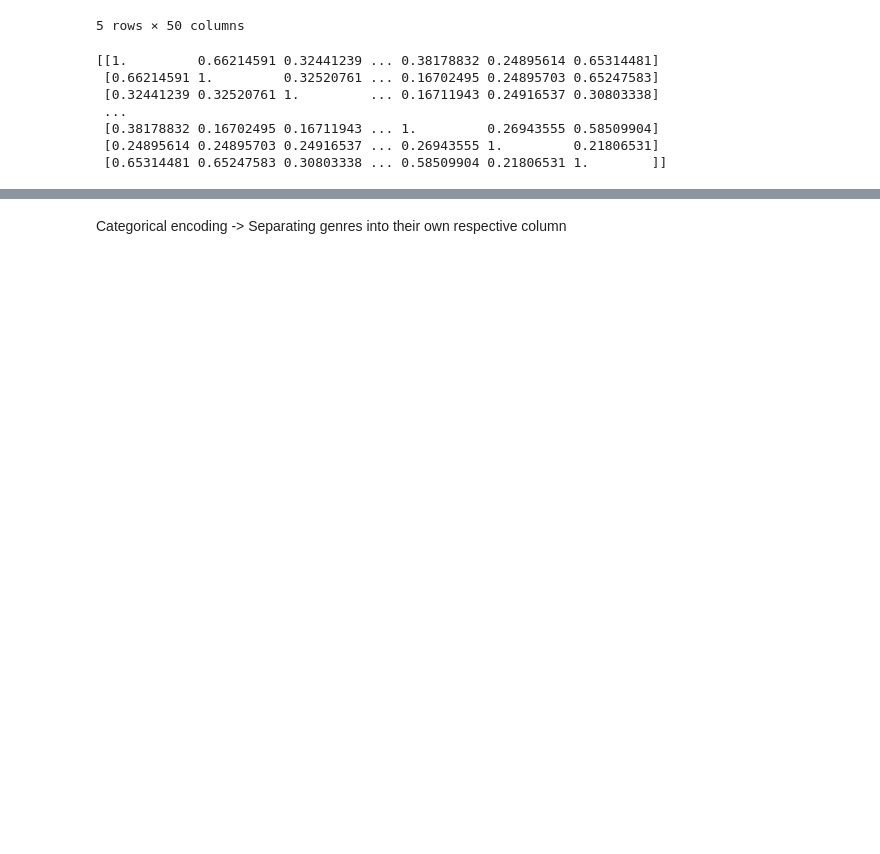
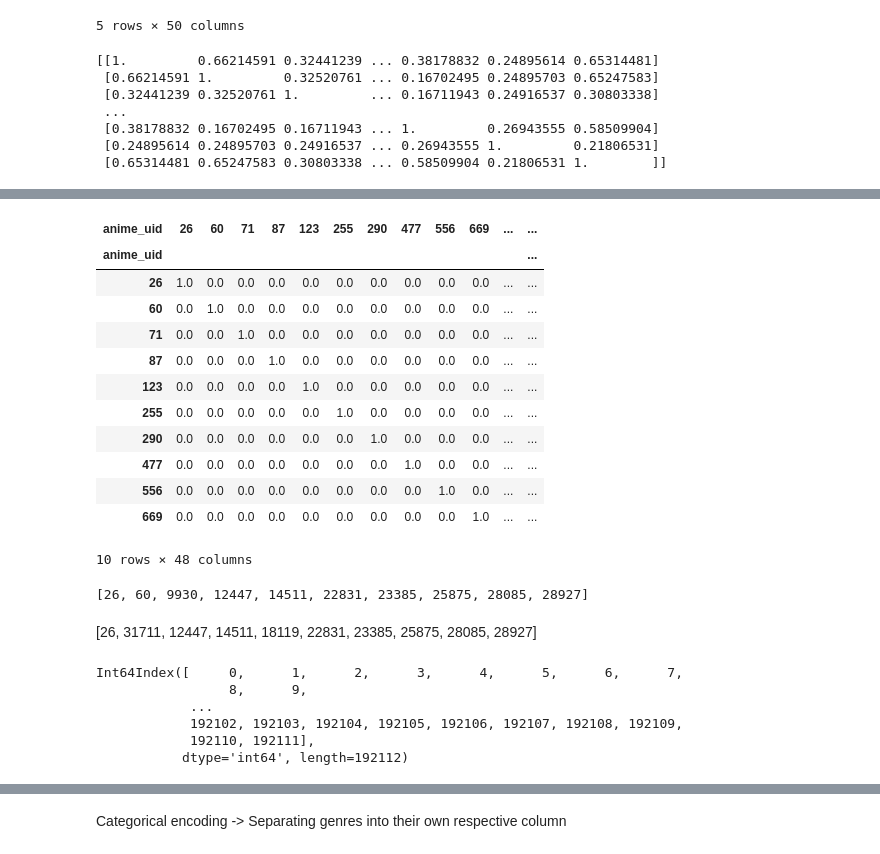
Before and after one commit to Haaris-Syed/AnimeRecommender, a Jupyter notebook: AnimeDataset-Preprocessing.ipynb, the cells around one changed output, grey strips where cells are left out. Cells and saved outputs as stored; diff of their text form; code cells hidden in the pictures; blank space fills up the shorter version.

```diff
--- a/AnimeDataset-Preprocessing.ipynb
+++ b/AnimeDataset-Preprocessing.ipynb
@@ -232,0 +210,5 @@ merged_anime_reviews_df.head()
+# %%
+user_ratings_df = pd.read_csv("reviews.csv")
+user_ratings_df.drop(['profile', 'link', 'text'], axis=1, inplace=True)
+
+user_ratings_df.head()
@@ -232,0 +242,6 @@ merged_anime_reviews_df.head()
+# %%
+ratings = user_ratings_df.copy()
+ratings.drop(['scores'], axis=1, inplace=True)
+
+counts = ratings['uid'].value_counts()
+print(counts)
@@ -232,0 +261,5 @@ merged_anime_reviews_df.head()
+# %%
+selected_users = ratings[ratings['uid'].isin(counts[counts >= 3].index)]
+
+selected_users.shape
+print(selected_users)
@@ -232,0 +283,5 @@ merged_anime_reviews_df.head()
+# %%
+anime_pivot = selected_users.pivot_table(index='uid', columns='anime_uid', values='score')
+anime_pivot.fillna(0, inplace=True)
+
+anime_pivot.head()
@@ -232,0 +297,19 @@ merged_anime_reviews_df.head()
+# %%
+item_similarities = cosine_similarity(anime_pivot.T)
+item_similarities_df = pd.DataFrame(item_similarities, index=anime_pivot.columns, columns=anime_pivot.columns)
+
+item_similarities_df.head(10)
+# %% [output]
+| anime_uid | 26 | 60 | 71 | 87 | 123 | 255 | 290 | 477 | 556 | 669 | ... | ... |
+| anime_uid |  |  |  |  |  |  |  |  |  |  |  | ... |
+| 26 | 1.0 | 0.0 | 0.0 | 0.0 | 0.0 | 0.0 | 0.0 | 0.0 | 0.0 | 0.0 | ... | ... |
+| 60 | 0.0 | 1.0 | 0.0 | 0.0 | 0.0 | 0.0 | 0.0 | 0.0 | 0.0 | 0.0 | ... | ... |
+| 71 | 0.0 | 0.0 | 1.0 | 0.0 | 0.0 | 0.0 | 0.0 | 0.0 | 0.0 | 0.0 | ... | ... |
+| 87 | 0.0 | 0.0 | 0.0 | 1.0 | 0.0 | 0.0 | 0.0 | 0.0 | 0.0 | 0.0 | ... | ... |
+| 123 | 0.0 | 0.0 | 0.0 | 0.0 | 1.0 | 0.0 | 0.0 | 0.0 | 0.0 | 0.0 | ... | ... |
+| 255 | 0.0 | 0.0 | 0.0 | 0.0 | 0.0 | 1.0 | 0.0 | 0.0 | 0.0 | 0.0 | ... | ... |
+| 290 | 0.0 | 0.0 | 0.0 | 0.0 | 0.0 | 0.0 | 1.0 | 0.0 | 0.0 | 0.0 | ... | ... |
+| 477 | 0.0 | 0.0 | 0.0 | 0.0 | 0.0 | 0.0 | 0.0 | 1.0 | 0.0 | 0.0 | ... | ... |
+| 556 | 0.0 | 0.0 | 0.0 | 0.0 | 0.0 | 0.0 | 0.0 | 0.0 | 1.0 | 0.0 | ... | ... |
+| 669 | 0.0 | 0.0 | 0.0 | 0.0 | 0.0 | 0.0 | 0.0 | 0.0 | 0.0 | 1.0 | ... | ... |
+10 rows × 48 columns
@@ -232,0 +325,17 @@ merged_anime_reviews_df.head()
+# %%
+get_similar_anime(18119)
+# %% [output]
+[26, 60, 9930, 12447, 14511, 22831, 23385, 25875, 28085, 28927]
+# %% [markdown]
+[26, 31711, 12447, 14511, 18119, 22831, 23385, 25875, 28085, 28927]
+# %%
+selected_users = user_ratings[user_ratings >= 3].index
+
+print(selected_users)
+# %% [output]
+Int64Index([     0,      1,      2,      3,      4,      5,      6,      7,
+                 8,      9,
+            ...
+            192102, 192103, 192104, 192105, 192106, 192107, 192108, 192109,
+            192110, 192111],
+           dtype='int64', length=192112)
```
Also changed, not shown: parts of 49 cells of this notebook.
